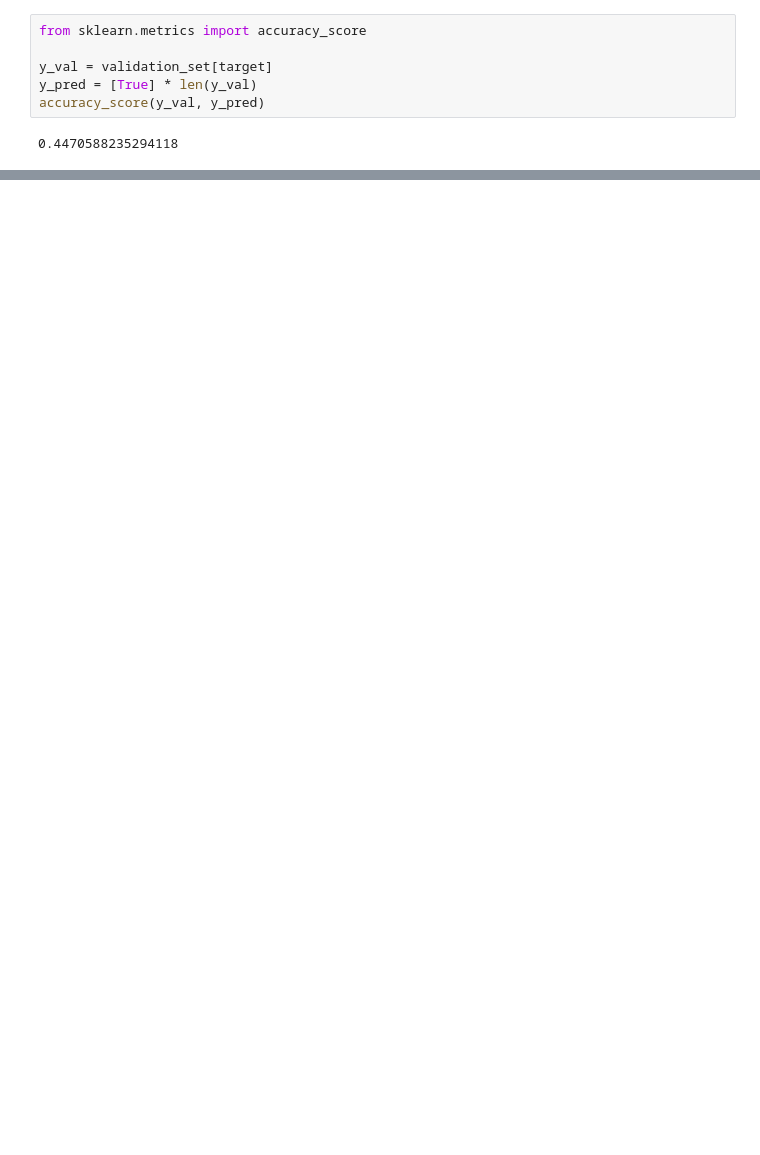
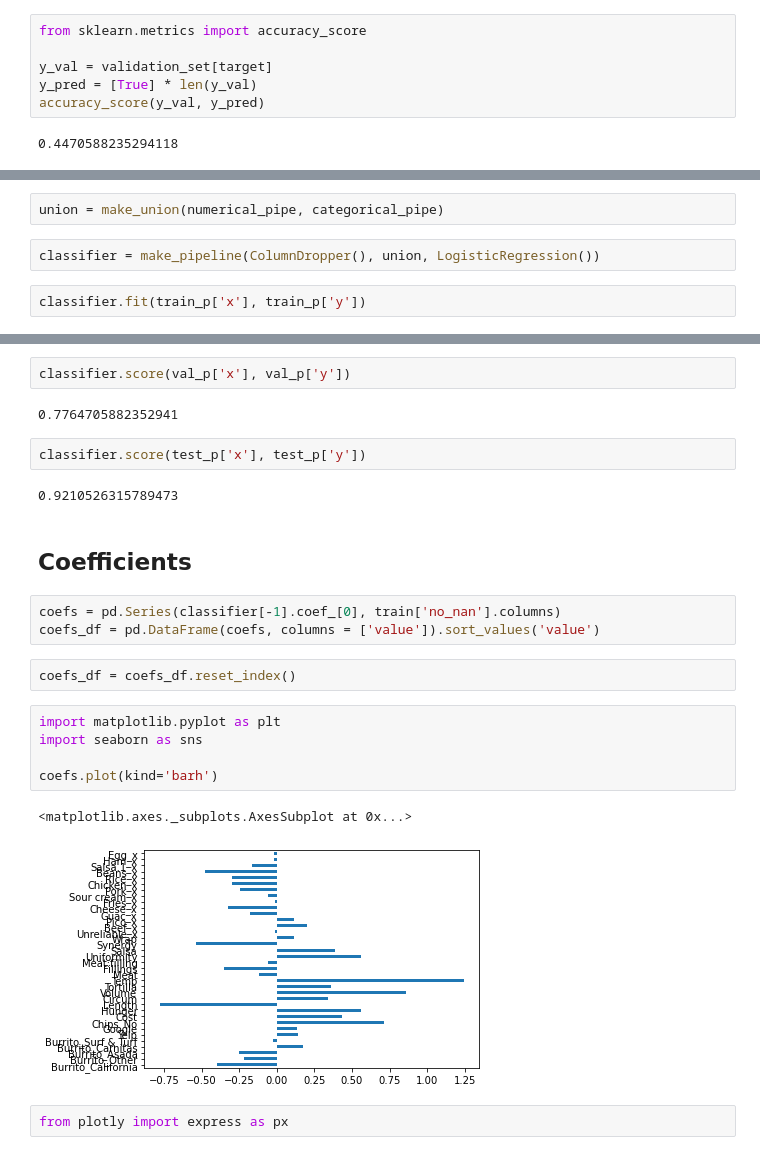
Before and after one commit to ErikSeguinte/DS-Unit-2-Linear-Models, a Jupyter notebook: module4-logistic-regression/LS_DS_214_assignment.ipynb, the cells around one changed output, grey strips where cells are left out. Drawn from its saved outputs; the diff is of its cells as text; blank space fills up the shorter version.

```diff
--- a/module4-logistic-regression/LS_DS_214_assignment.ipynb
+++ b/module4-logistic-regression/LS_DS_214_assignment.ipynb
@@ -239,0 +261,6 @@ ValueError: Columns must be same length as key
+# %%
+union = make_union(numerical_pipe, categorical_pipe)
+# %%
+classifier = make_pipeline(ColumnDropper(), union, LogisticRegression())
+# %%
+classifier.fit(train_p['x'], train_p['y'])
@@ -239,0 +285,25 @@ ValueError: Columns must be same length as key
+# %%
+classifier.score(val_p['x'], val_p['y'])
+# %% [output]
+0.7764705882352941
+# %%
+classifier.score(test_p['x'], test_p['y'])
+# %% [output]
+0.9210526315789473
+# %% [markdown]
+## Coefficients
+# %%
+coefs = pd.Series(classifier[-1].coef_[0], train['no_nan'].columns)
+coefs_df = pd.DataFrame(coefs, columns = ['value']).sort_values('value')
+# %%
+coefs_df = coefs_df.reset_index()
+# %%
+import matplotlib.pyplot as plt
+import seaborn as sns
+
+coefs.plot(kind='barh')
+# %% [output]
+<matplotlib.axes._subplots.AxesSubplot at 0x...>
+[figure, added]
+# %%
+from plotly import express as px
```
Also changed, not shown: parts of 48 cells of this notebook.
